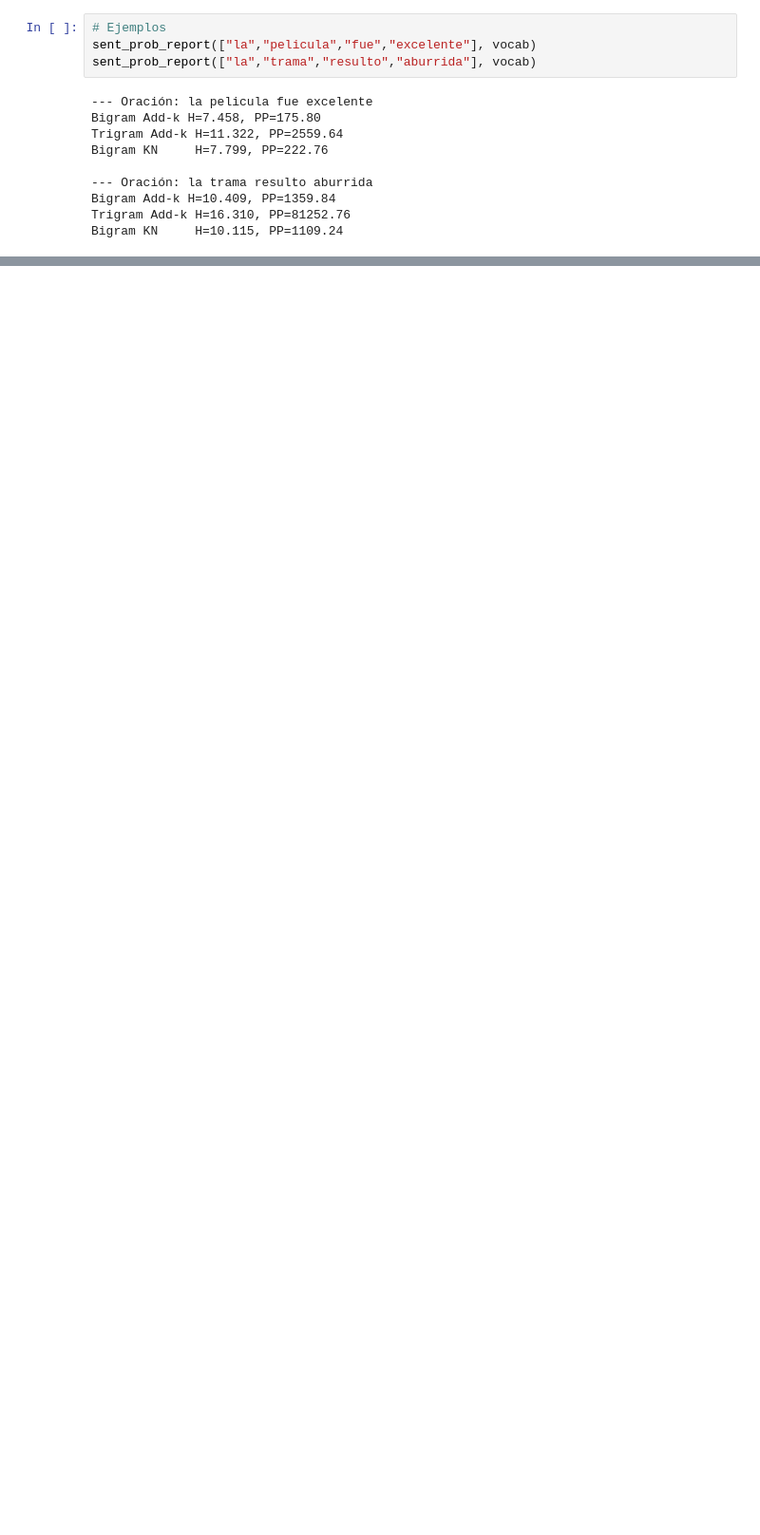
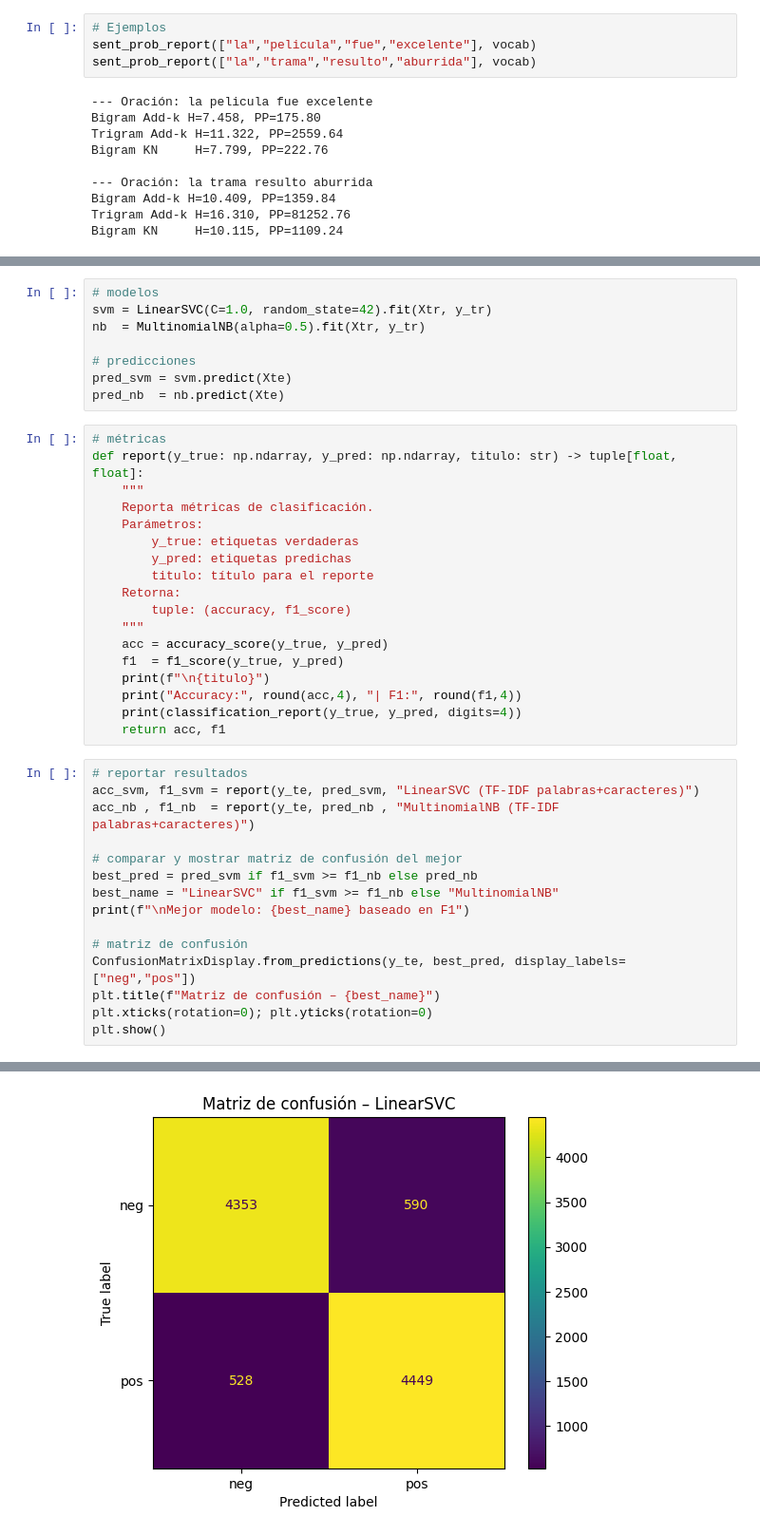
Before and after one commit to JPOrellana/Proyecto1-NLP, a Jupyter notebook: Full_Pipeline.ipynb, the cells around one changed output, grey strips where cells are left out. Shown: that part at 95% size. Drawn from its saved outputs; the diff is of its cells as text; blank space fills up the shorter version.

Commit message:
feat: advanced model improved

```diff
--- a/Full_Pipeline.ipynb
+++ b/Full_Pipeline.ipynb
@@ -900,0 +941,42 @@ Bigram KN     H=10.115, PP=1109.24
+# %%
+# modelos
+svm = LinearSVC(C=1.0, random_state=42).fit(Xtr, y_tr)
+nb  = MultinomialNB(alpha=0.5).fit(Xtr, y_tr)
+
+# predicciones
+pred_svm = svm.predict(Xte)
+pred_nb  = nb.predict(Xte)
+# %%
+# métricas
+def report(y_true: np.ndarray, y_pred: np.ndarray, titulo: str) -> tuple[float, float]:
+    """
+    Reporta métricas de clasificación.
+    Parámetros:
+        y_true: etiquetas verdaderas
+        y_pred: etiquetas predichas
+        titulo: título para el reporte
+    Retorna:
+        tuple: (accuracy, f1_score)
+    """
+    acc = accuracy_score(y_true, y_pred)
+    f1  = f1_score(y_true, y_pred)
+    print(f"\n{titulo}")
+    print("Accuracy:", round(acc,4), "| F1:", round(f1,4))
+    print(classification_report(y_true, y_pred, digits=4))
+    return acc, f1
+# %%
+# reportar resultados
+acc_svm, f1_svm = report(y_te, pred_svm, "LinearSVC (TF-IDF palabras+caracteres)")
+acc_nb , f1_nb  = report(y_te, pred_nb , "MultinomialNB (TF-IDF palabras+caracteres)")
+
+# comparar y mostrar matriz de confusión del mejor
+best_pred = pred_svm if f1_svm >= f1_nb else pred_nb
+best_name = "LinearSVC" if f1_svm >= f1_nb else "MultinomialNB"
+print(f"\nMejor modelo: {best_name} baseado en F1")
+
+# matriz de confusión
+ConfusionMatrixDisplay.from_predictions(y_te, best_pred, display_labels=["neg","pos"])
+plt.title(f"Matriz de confusión – {best_name}")
+plt.xticks(rotation=0); plt.yticks(rotation=0)
+plt.show()
+# %% [output]
@@ -900,0 +1000 @@ Bigram KN     H=10.115, PP=1109.24
+[figure, added]
```
Also changed, not shown: parts of 3 cells of this notebook.
